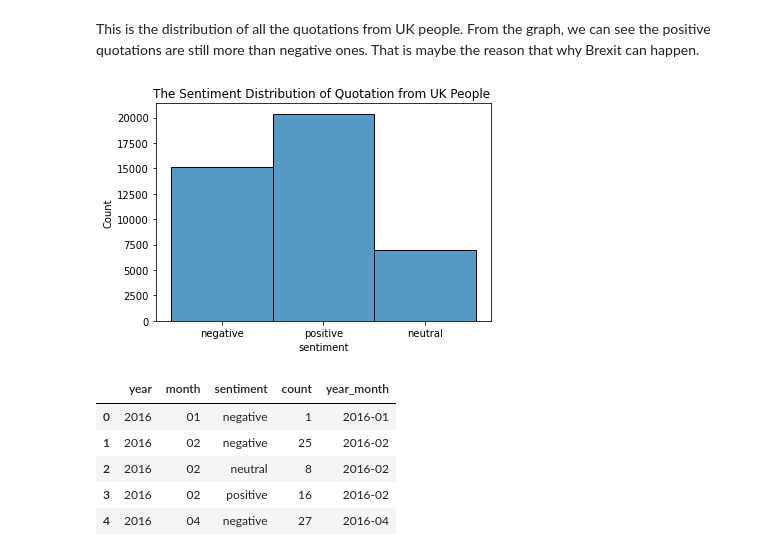
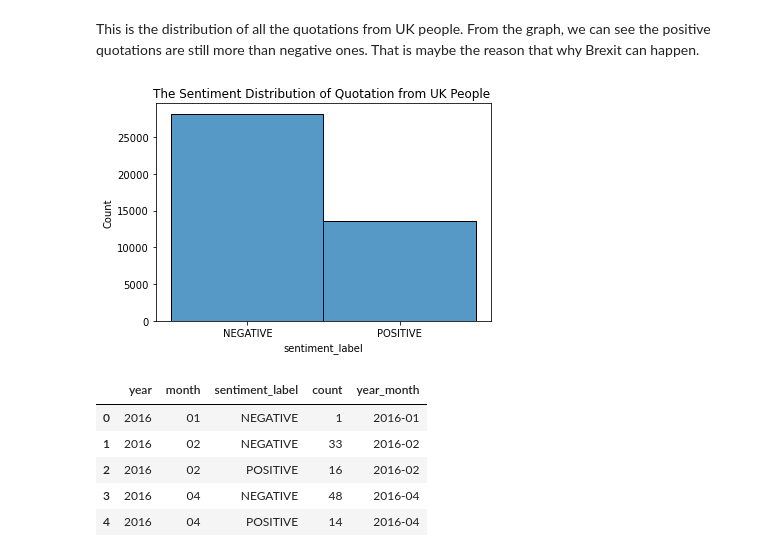
Before and after one commit to epfl-ada/ada-2021-project-skrw, a Jupyter notebook: Milestone_3.ipynb, the cells around one changed output. Drawn from its saved outputs; the diff is of its cells as text; code cells hidden in the pictures.

```diff
--- a/Milestone_3.ipynb
+++ b/Milestone_3.ipynb
@@ -439,11 +447,6 @@ The Compound score is a metric that calculates the sum of all the lexicon rating
 # %%
-# applying sentiment analysis
-from nltk.sentiment.vader import SentimentIntensityAnalyzer
-#nltk.download('vader_lexicon')
-sentiment_analyzer = SentimentIntensityAnalyzer()
-
-df['sentiment_score'] = df["quotation"].apply(lambda x: sentiment_analyzer.polarity_scores(x)["compound"])
-df.head()
+uk_sentiment = pd.read_csv('./uk_people_sentiment_len_lt_512.csv.bz2', compression='bz2', sep=',',index_col=0)
+uk_sentiment.head()
 # %% [output]
 |  | date | quotation | speaker | qids | probas | speaker_qid | date_of_birth | nationality | gender | ... |
 | 0 | 2016-09-07 | Corbyn shows his true colours. Ra... | Tim Farron | ['Q304251'] | [['Tim Farron', '0.8865'], ['None... | Q304251 | +1970-05-27T00:00:00Z | ['United Kingdom'] | ['male'] | ... |
@@ -480,24 +459,25 @@ plt.show()
 # %% [markdown]
 This is the distribution of all the quotations from UK people. From the graph, we can see the positive quotations are still more than negative ones. That is maybe the reason that why Brexit can happen.
 # %%
-uk_sentiment = df[df.nationality == "['United Kingdom']"]
-ax = sns.histplot(uk_sentiment['sentiment'])
+ax = sns.histplot(uk_sentiment['sentiment_label'])
 ax.set_title('The Sentiment Distribution of Quotation from UK People ')
 plt.show()
 # %% [output]
-[figure, old version]
+[figure, new version]
 # %%
-sentiment_month_change = uk_sentiment.groupby(["year","month","sentiment"])["quotation"].count().reset_index()
+uk_sentiment["year"] = uk_sentiment["date"].apply(lambda x :x.split("-")[0])
+uk_sentiment["month"] = uk_sentiment["date"].apply(lambda x :x.split("-")[1])
+sentiment_month_change = uk_sentiment.groupby(["year","month","sentiment_label"])["quotation"].count().reset_index()
 sentiment_month_change["year_month"] = sentiment_month_change.year + "-" +sentiment_month_change.month
 sentiment_month_change.rename(columns={"quotation": "count"},inplace = True)
 sentiment_month_change.head()
 # %% [output]
-|  | year | month | sentiment | count | year_month |
-| 0 | 2016 | 01 | negative | 1 | 2016-01 |
-| 1 | 2016 | 02 | negative | 25 | 2016-02 |
-| 2 | 2016 | 02 | neutral | 8 | 2016-02 |
-| 3 | 2016 | 02 | positive | 16 | 2016-02 |
-| 4 | 2016 | 04 | negative | 27 | 2016-04 |
+|  | year | month | sentiment_label | count | year_month |
+| 0 | 2016 | 01 | NEGATIVE | 1 | 2016-01 |
+| 1 | 2016 | 02 | NEGATIVE | 33 | 2016-02 |
+| 2 | 2016 | 02 | POSITIVE | 16 | 2016-02 |
+| 3 | 2016 | 04 | NEGATIVE | 48 | 2016-04 |
+| 4 | 2016 | 04 | POSITIVE | 14 | 2016-04 |
 # %%
 sum_by_month = sentiment_month_change.groupby(["year","month"])["count"].sum().reset_index()
 sum_by_month.rename(columns={"count": "sum_by_month"},inplace = True)
```
Also changed, not shown: parts of 14 cells of this notebook, 1 other file.
